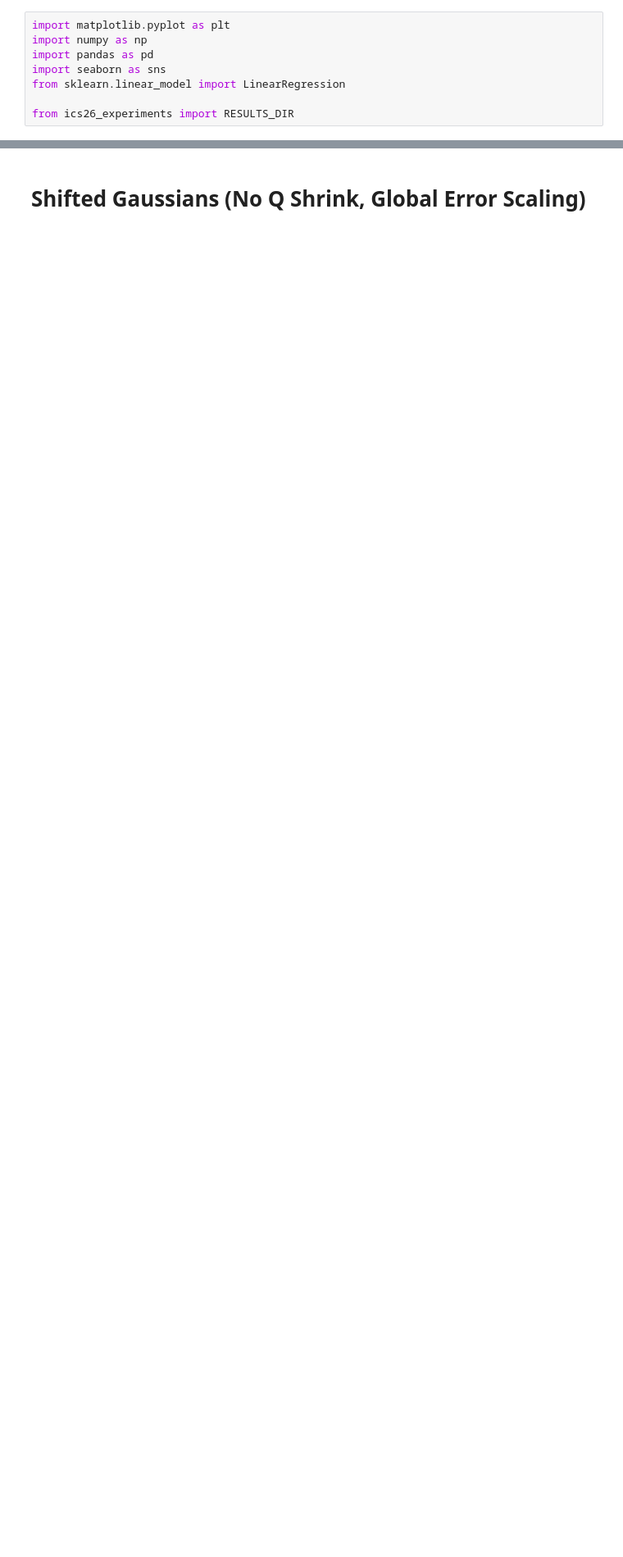
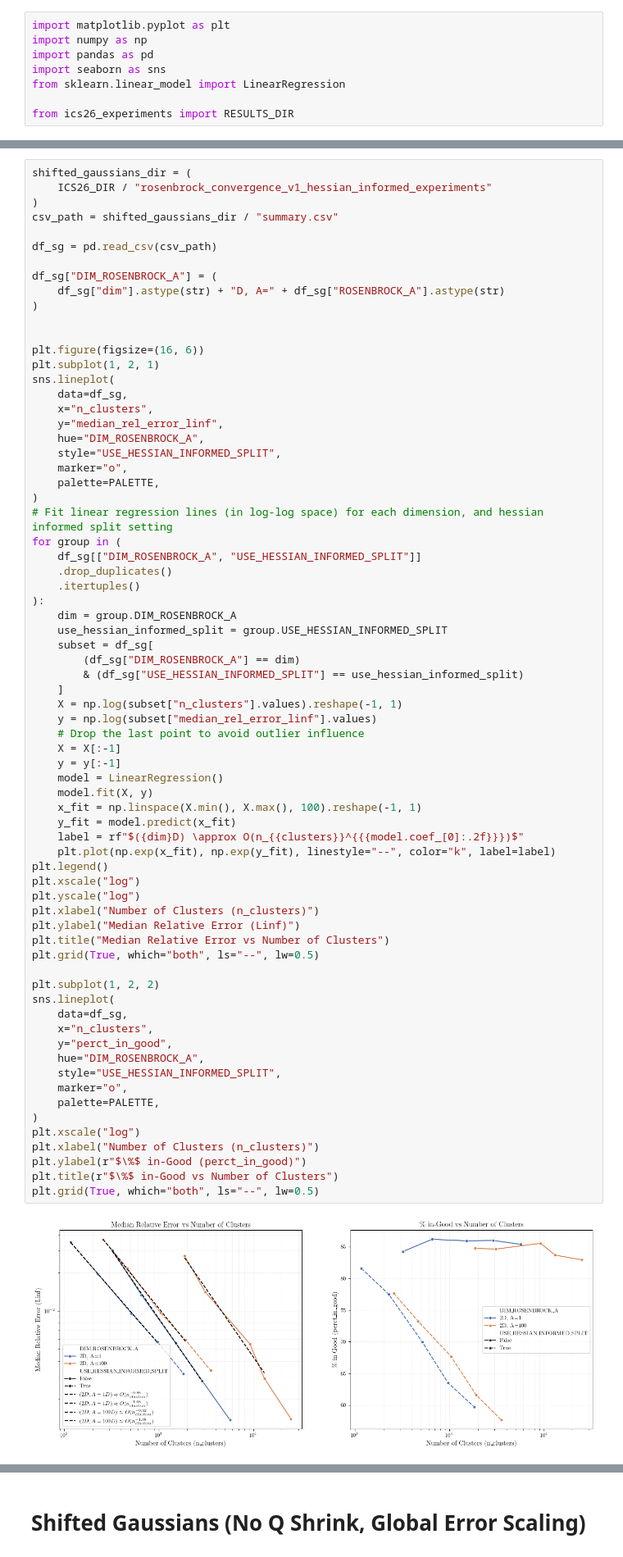
Before and after one commit to ut-padas/affini, a Jupyter notebook: ics26_gaussian_eda.ipynb, the cells around one changed output, grey strips where cells are left out. Shown at 82% size. Cells and saved outputs as stored; diff of their text form; blank space fills up the shorter version.

```diff
--- a/ics26_gaussian_eda.ipynb
+++ b/ics26_gaussian_eda.ipynb
@@ -43,3 +51,75 @@ plt.rcParams.update(
 )
 PALETTE = "deep"
 COLORS = sns.color_palette(PALETTE)
+# %%
+shifted_gaussians_dir = (
+    ICS26_DIR / "rosenbrock_convergence_v1_hessian_informed_experiments"
+)
+csv_path = shifted_gaussians_dir / "summary.csv"
+
+df_sg = pd.read_csv(csv_path)
+
+df_sg["DIM_ROSENBROCK_A"] = (
+    df_sg["dim"].astype(str) + "D, A=" + df_sg["ROSENBROCK_A"].astype(str)
+)
+
+
+plt.figure(figsize=(16, 6))
+plt.subplot(1, 2, 1)
+sns.lineplot(
+    data=df_sg,
+    x="n_clusters",
+    y="median_rel_error_linf",
+    hue="DIM_ROSENBROCK_A",
+    style="USE_HESSIAN_INFORMED_SPLIT",
+    marker="o",
+    palette=PALETTE,
+)
+# Fit linear regression lines (in log-log space) for each dimension, and hessian informed split setting
+for group in (
+    df_sg[["DIM_ROSENBROCK_A", "USE_HESSIAN_INFORMED_SPLIT"]]
+    .drop_duplicates()
+    .itertuples()
+):
+    dim = group.DIM_ROSENBROCK_A
+    use_hessian_informed_split = group.USE_HESSIAN_INFORMED_SPLIT
+    subset = df_sg[
+        (df_sg["DIM_ROSENBROCK_A"] == dim)
+        & (df_sg["USE_HESSIAN_INFORMED_SPLIT"] == use_hessian_informed_split)
+    ]
+    X = np.log(subset["n_clusters"].values).reshape(-1, 1)
+    y = np.log(subset["median_rel_error_linf"].values)
+    # Drop the last point to avoid outlier influence
+    X = X[:-1]
+    y = y[:-1]
+    model = LinearRegression()
+    model.fit(X, y)
+    x_fit = np.linspace(X.min(), X.max(), 100).reshape(-1, 1)
+    y_fit = model.predict(x_fit)
+    label = rf"$({dim}D) \approx O(n_{{clusters}}^{{{model.coef_[0]:.2f}}})$"
+    plt.plot(np.exp(x_fit), np.exp(y_fit), linestyle="--", color="k", label=label)
+plt.legend()
+plt.xscale("log")
+plt.yscale("log")
+plt.xlabel("Number of Clusters (n_clusters)")
+plt.ylabel("Median Relative Error (Linf)")
+plt.title("Median Relative Error vs Number of Clusters")
+plt.grid(True, which="both", ls="--", lw=0.5)
+
+plt.subplot(1, 2, 2)
+sns.lineplot(
+    data=df_sg,
+    x="n_clusters",
+    y="perct_in_good",
+    hue="DIM_ROSENBROCK_A",
+    style="USE_HESSIAN_INFORMED_SPLIT",
+    marker="o",
+    palette=PALETTE,
+)
+plt.xscale("log")
+plt.xlabel("Number of Clusters (n_clusters)")
+plt.ylabel(r"$\%$ in-Good (perct_in_good)")
+plt.title(r"$\%$ in-Good vs Number of Clusters")
+plt.grid(True, which="both", ls="--", lw=0.5)
+# %% [output]
+[figure, added]
```
Also changed, not shown: parts of 5 cells of this notebook, 2 other files.
